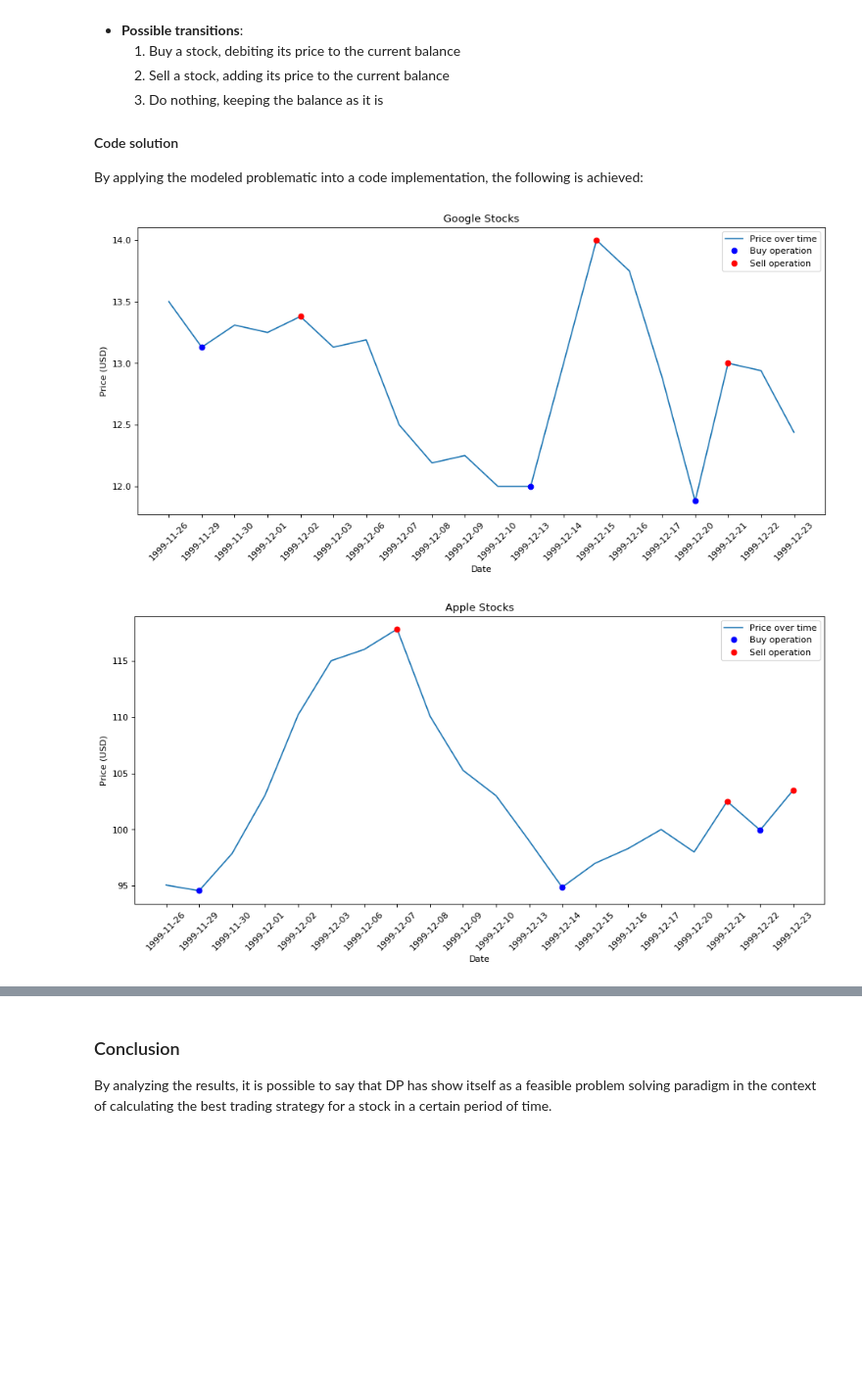
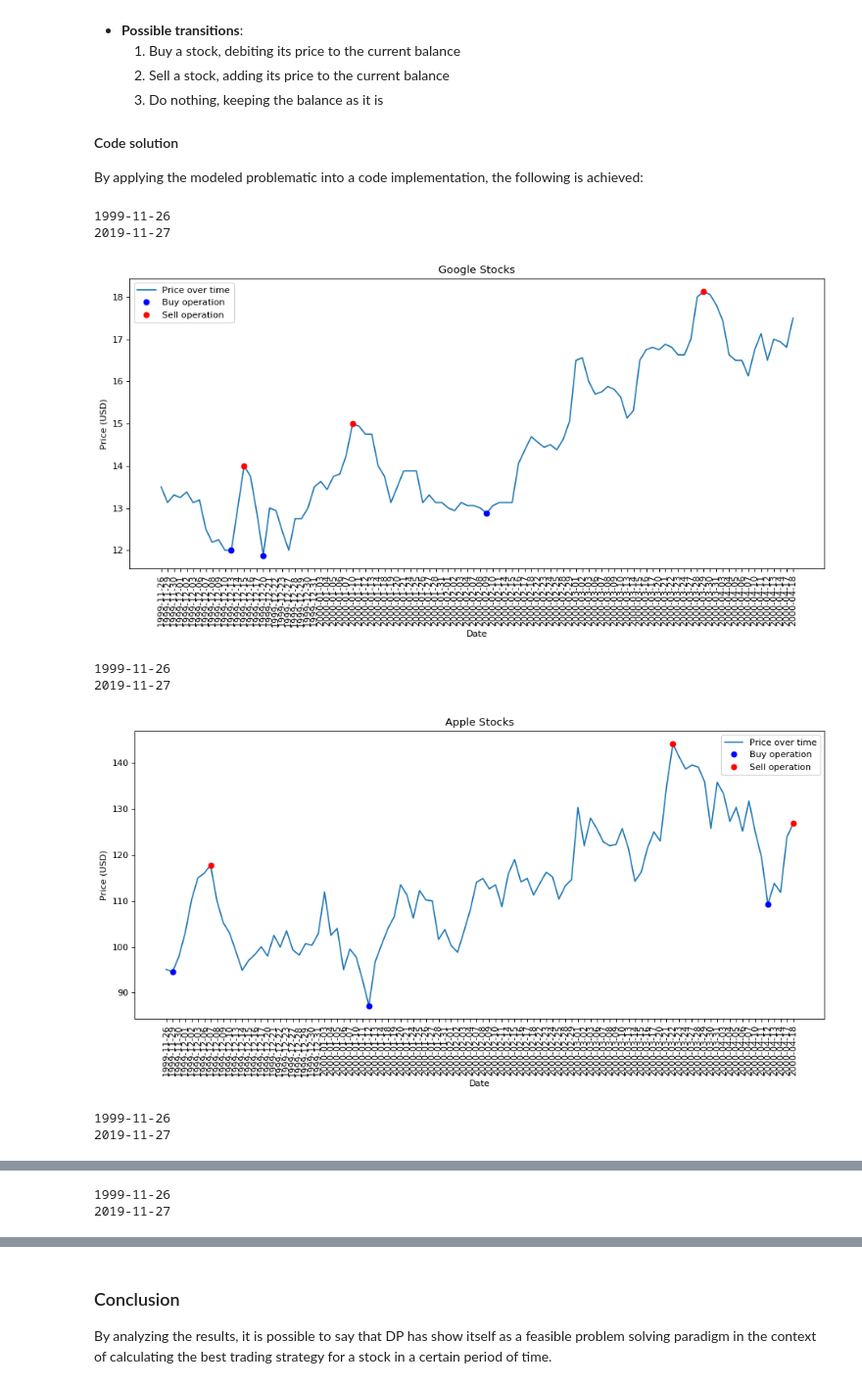
Before and after one commit to projeto-de-algoritmos-2019-2/project-5-capitalist-adventure, a Jupyter notebook: OptimalTradingStrategies_DPApproach.ipynb, the cells around one changed output, grey strips where cells are left out. Shown at 98% size. Cells and saved outputs as stored; diff of their text form; code cells hidden in the pictures; blank space fills up the shorter version.

```diff
--- a/OptimalTradingStrategies_DPApproach.ipynb
+++ b/OptimalTradingStrategies_DPApproach.ipynb
@@ -72,7 +76,7 @@ microsoft_prices = [float(microsoft_prices[date]) for date in microsoft_dates]
 from tradings import max_profit
 import math
 
-NUMBER_OF_STOCKS = 20
+NUMBER_OF_STOCKS = 100
 NUMBER_OF_TRANSACTIONS = 3
 
 def format_transactions(transactions, prices, dates):
@@ -120,29 +124,37 @@ microsoft_stock_buy, microsoft_stock_sell = format_transactions(microsoft_transa
 # %%
 # Showing results
 import matplotlib.pyplot as plt
 from matplotlib.pyplot import figure
 
 def plot_results(title, dates, prices, stock_buy, stock_sell):
+    figure(num=None, figsize=(14, 6), dpi=80, facecolor='w', edgecolor='k')
 
-    figure(num=None, figsize=(14, 6), dpi=80, facecolor='w', edgecolor='k')
+    print(dates[0])
+    print(dates[-1])
 
     plt.plot(
         dates[:NUMBER_OF_STOCKS],
         prices[:NUMBER_OF_STOCKS]
     )
     plt.plot(stock_buy['dates'], stock_buy['prices'], color='b', marker='o', linewidth=0)
     plt.plot(stock_sell['dates'], stock_sell['prices'], color='r', marker='o', linewidth=0)
     plt.xlabel('Date')
     plt.ylabel('Price (USD)')
     plt.title(title)
-    plt.xticks(rotation=45)
+    plt.xticks(rotation=90)
     plt.legend(['Price over time', 'Buy operation', 'Sell operation'])
     plt.show()
 
 plot_results('Google Stocks', google_dates, google_prices, google_stock_buy, google_stock_sell)
 plot_results('Apple Stocks', apple_dates, apple_prices, apple_stock_buy, apple_stock_sell)
 plot_results('Amazon Stocks', amazon_dates, amazon_prices, amazon_stock_buy, amazon_stock_sell)
 plot_results('Microsoft Stocks', microsoft_dates, microsoft_prices, microsoft_stock_buy, microsoft_stock_sell)
 # %% [output]
+1999-11-26
+2019-11-27
-[figure, old version]
+[figure, new version]
+1999-11-26
+2019-11-27
-[figure, old version]
+[figure, new version]
+1999-11-26
+2019-11-27
@@ -149,0 +162,2 @@ plot_results('Microsoft Stocks', microsoft_dates, microsoft_prices, microsoft_st
+1999-11-26
+2019-11-27
```
Also changed, not shown: parts of 2 cells of this notebook.
